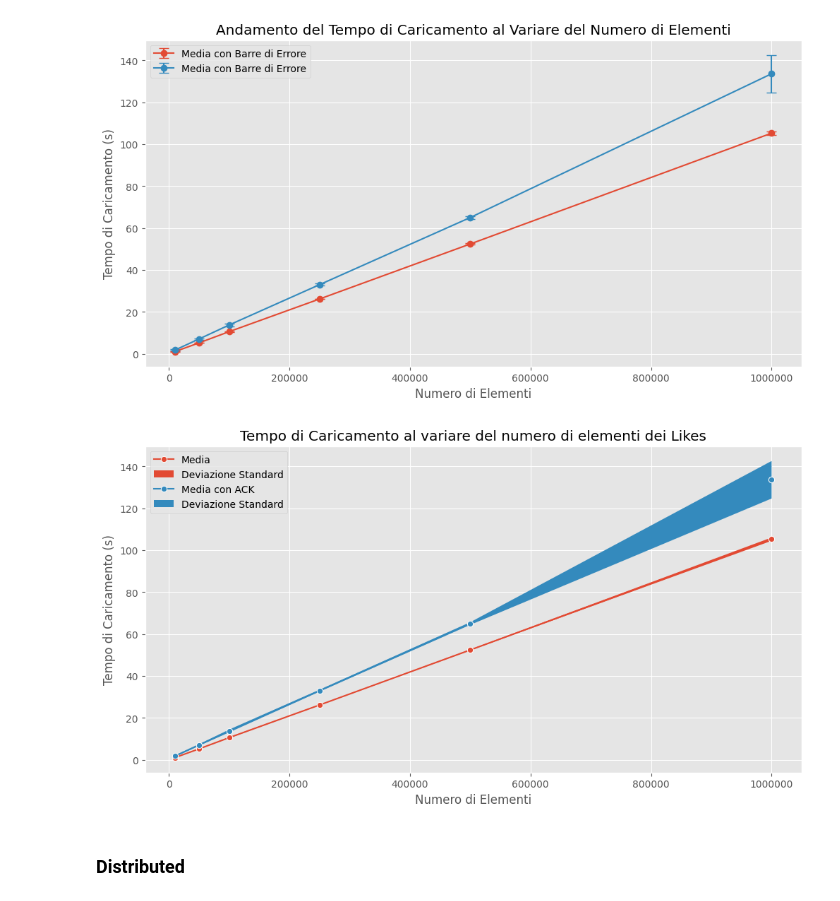
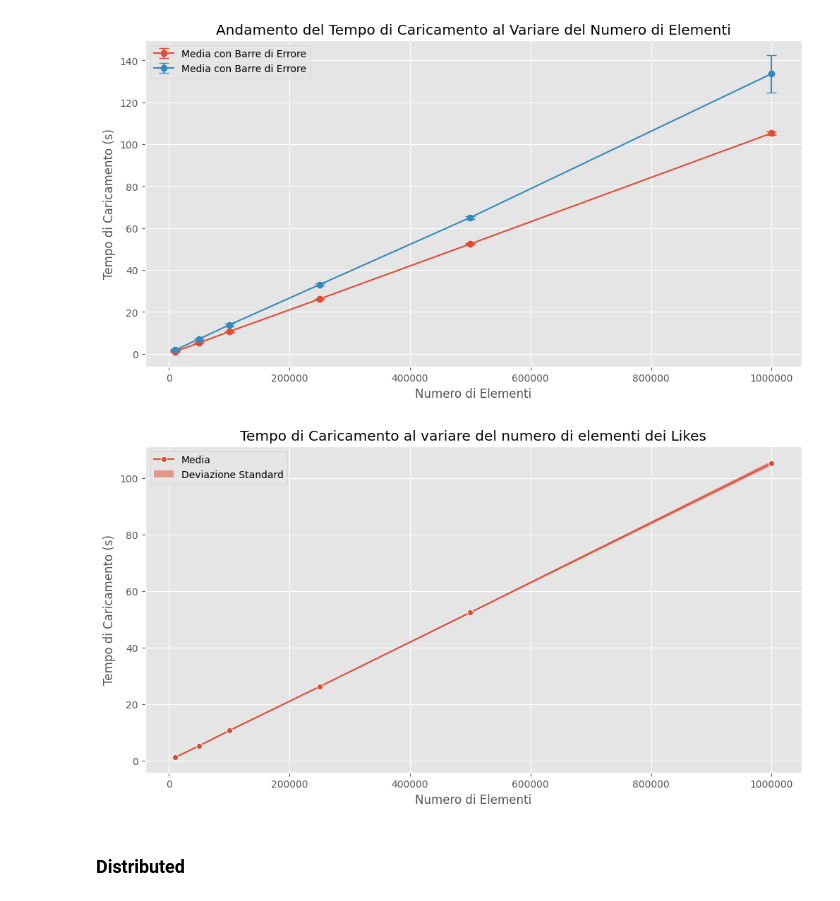
Before and after one commit to TommasoFerrario18/GraphDB, a Jupyter notebook: code/visualization.ipynb, the cells around one changed output. Drawn from its saved outputs; the diff is of its cells as text; code cells hidden in the pictures.

```diff
--- a/code/visualization.ipynb
+++ b/code/visualization.ipynb
@@ -306,28 +306,28 @@ plt.show()
 # %%
 plt.figure(figsize=(12, 6))
 sns.lineplot(x='qty', y='mean', data=total_df, marker='o', label='Media')
 plt.fill_between(total_df['qty'],
                  total_df['mean'] - total_df['std'],
                  total_df['mean'] + total_df['std'],
-                 alpha=1, label='Deviazione Standard')
+                 alpha=0.5, label='Deviazione Standard')
 
-sns.lineplot(x='qty', y='mean_ack', data=total_df, marker='o', label='Media con ACK')
-plt.fill_between(total_df['qty'],
-                 total_df['mean_ack'] - total_df['std_ack'],
-                 total_df['mean_ack'] + total_df['std_ack'],
-                 alpha=1, label='Deviazione Standard')
+# sns.lineplot(x='qty', y='mean_ack', data=total_df, marker='o', label='Media con ACK')
+# plt.fill_between(total_df['qty'],
+#                  total_df['mean_ack'] - total_df['std_ack'],
+#                  total_df['mean_ack'] + total_df['std_ack'],
+#                  alpha=1, label='Deviazione Standard')
 
 # Personalizza il grafico
 plt.title('Tempo di Caricamento al variare del numero di elementi dei Likes')
 plt.xlabel('Numero di Elementi')
 plt.ylabel('Tempo di Caricamento (s)')
 plt.legend()
 ax = plt.gca()
 ax.xaxis.set_major_formatter(ticker.ScalarFormatter(useOffset=False))
 ax.xaxis.get_major_formatter().set_scientific(False)
 plt.show()
 # %% [output]
-[figure, old version]
+[figure, new version]
 # %% [markdown]
 ### Distributed
 # %%
```
Also changed, not shown: parts of 13 cells of this notebook, 11 other files.
